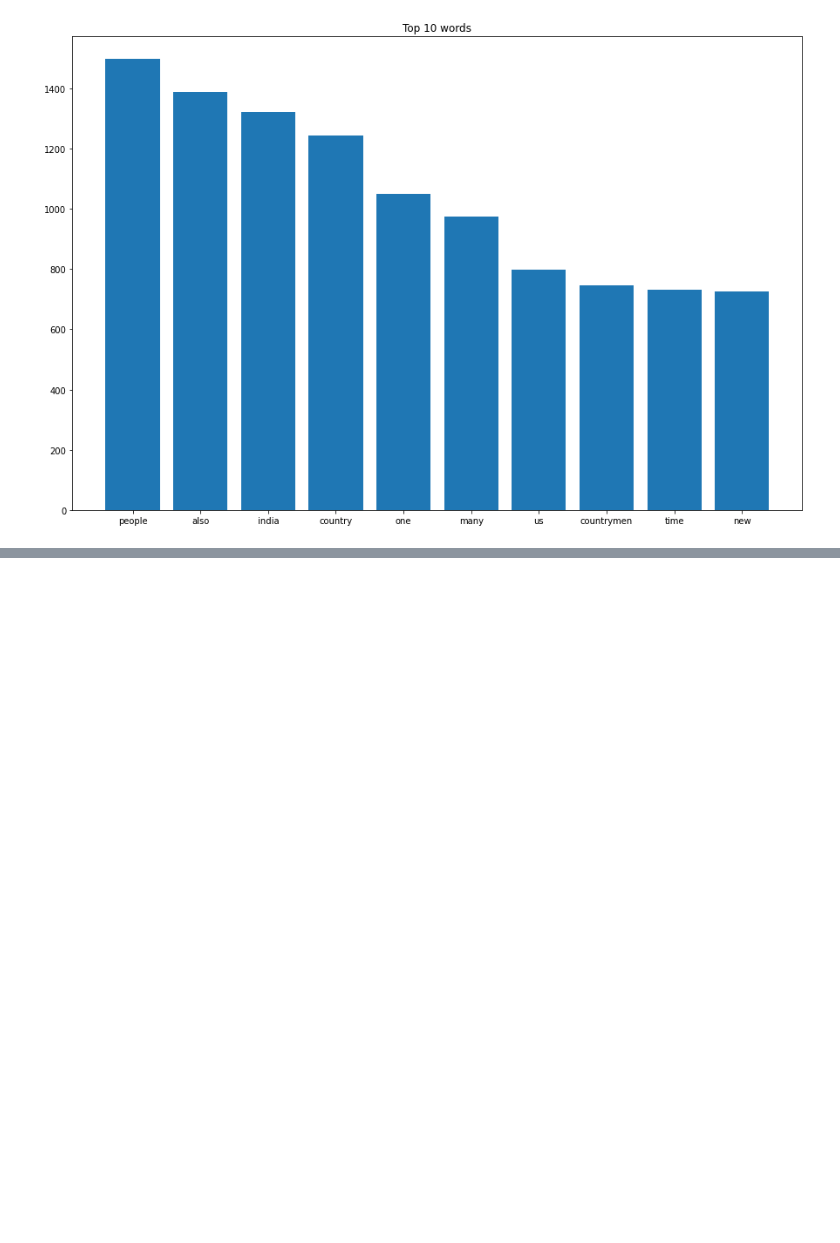
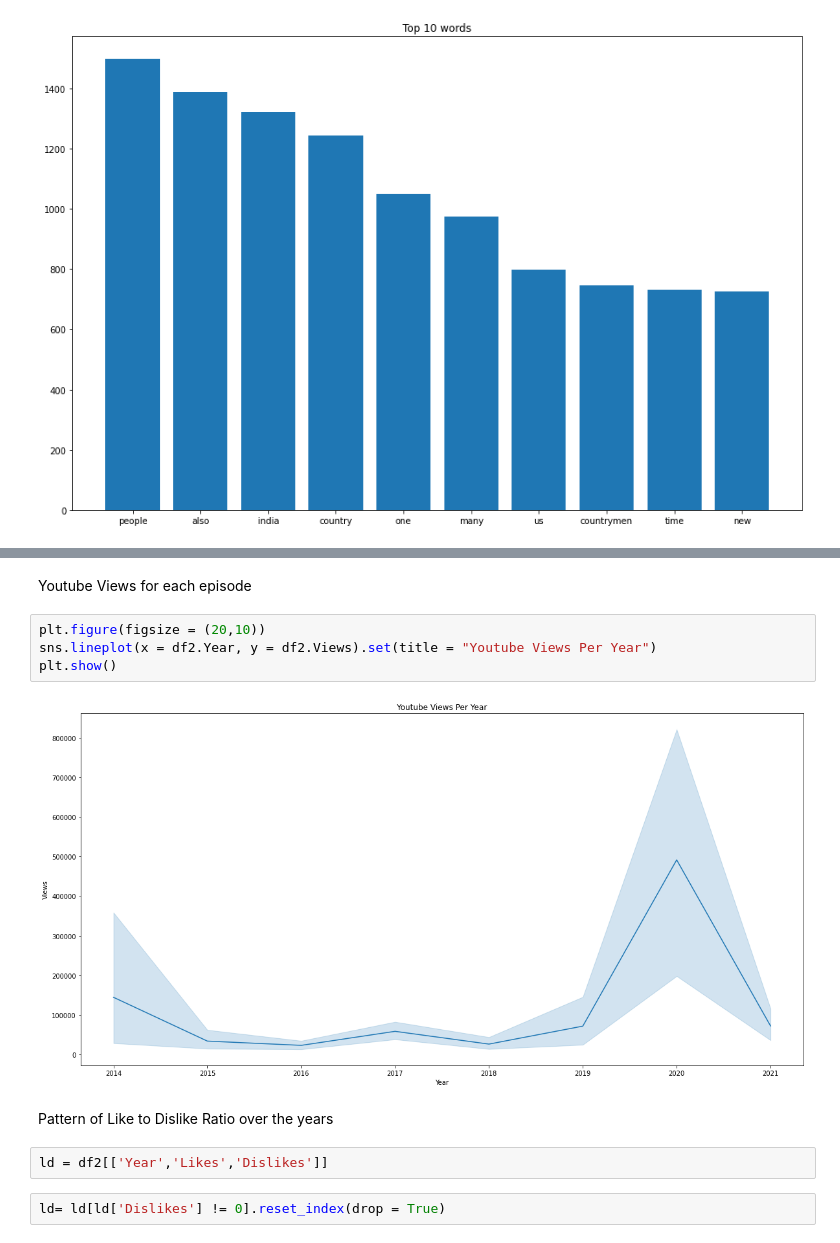
Before and after one commit to lab-programs/ds_lab, a Jupyter notebook: Code/notebooks/Visualisations_MKB.ipynb, the cells around one changed output, grey strips where cells are left out. Saved outputs shown, nothing was run; the diff lists cells and outputs as text; blank space fills up the shorter version.

```diff
--- a/Code/notebooks/Visualisations_MKB.ipynb
+++ b/Code/notebooks/Visualisations_MKB.ipynb
@@ -118,0 +151,14 @@ plt.show()
+# %% [markdown]
+Youtube Views for each episode
+# %%
+plt.figure(figsize = (20,10))
+sns.lineplot(x = df2.Year, y = df2.Views).set(title = "Youtube Views Per Year")
+plt.show()
+# %% [output]
+[figure, added]
+# %% [markdown]
+Pattern of Like to Dislike Ratio over the years
+# %%
+ld = df2[['Year','Likes','Dislikes']]
+# %%
+ld= ld[ld['Dislikes'] != 0].reset_index(drop = True)
```
Also changed, not shown: parts of 21 cells of this notebook.
